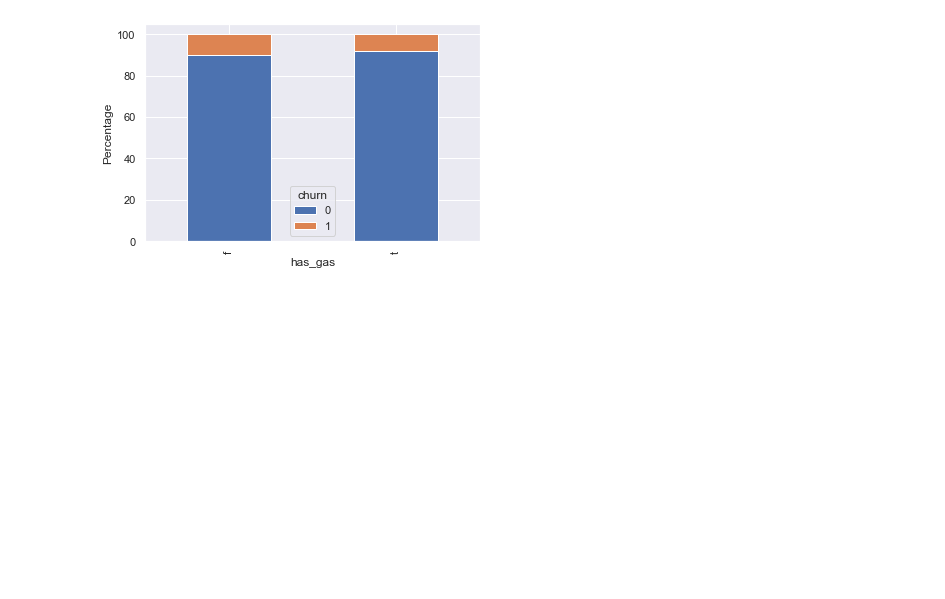
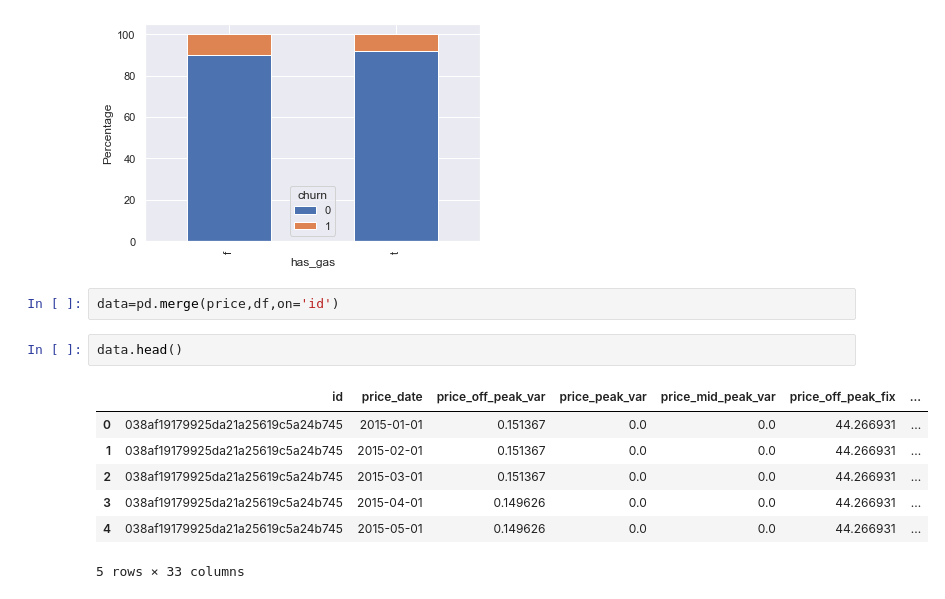
Before and after one commit to DOMINION-JOHN1/customer-churn-prediction, a Jupyter notebook: customer_churn_prediction_model.ipynb, the cells around one changed output. Drawn from its saved outputs; the diff is of its cells as text; blank space fills up the shorter version.

```diff
--- a/customer_churn_prediction_model.ipynb
+++ b/customer_churn_prediction_model.ipynb
@@ -265,3 +265,15 @@ plt.ylabel('Percentage')
 plt.show()
 # %% [output]
 [figure]
+# %%
+data=pd.merge(price,df,on='id')
+# %%
+data.head()
+# %% [output]
+|  | id | price_date | price_off_peak_var | price_peak_var | price_mid_peak_var | price_off_peak_fix | ... |
+| 0 | 038af19179925da21a25619c5a24b745 | 2015-01-01 | 0.151367 | 0.0 | 0.0 | 44.266931 | ... |
+| 1 | 038af19179925da21a25619c5a24b745 | 2015-02-01 | 0.151367 | 0.0 | 0.0 | 44.266931 | ... |
+| 2 | 038af19179925da21a25619c5a24b745 | 2015-03-01 | 0.151367 | 0.0 | 0.0 | 44.266931 | ... |
+| 3 | 038af19179925da21a25619c5a24b745 | 2015-04-01 | 0.149626 | 0.0 | 0.0 | 44.266931 | ... |
+| 4 | 038af19179925da21a25619c5a24b745 | 2015-05-01 | 0.149626 | 0.0 | 0.0 | 44.266931 | ... |
+5 rows × 33 columns
```
Also changed, not shown: parts of 14 cells of this notebook.
